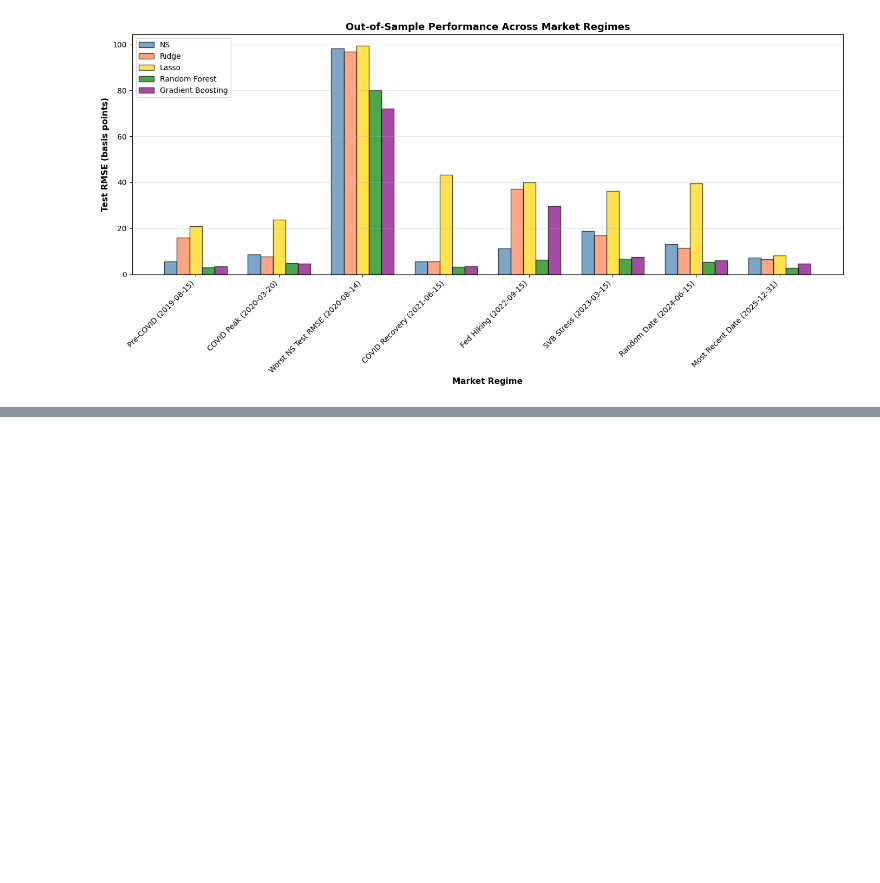
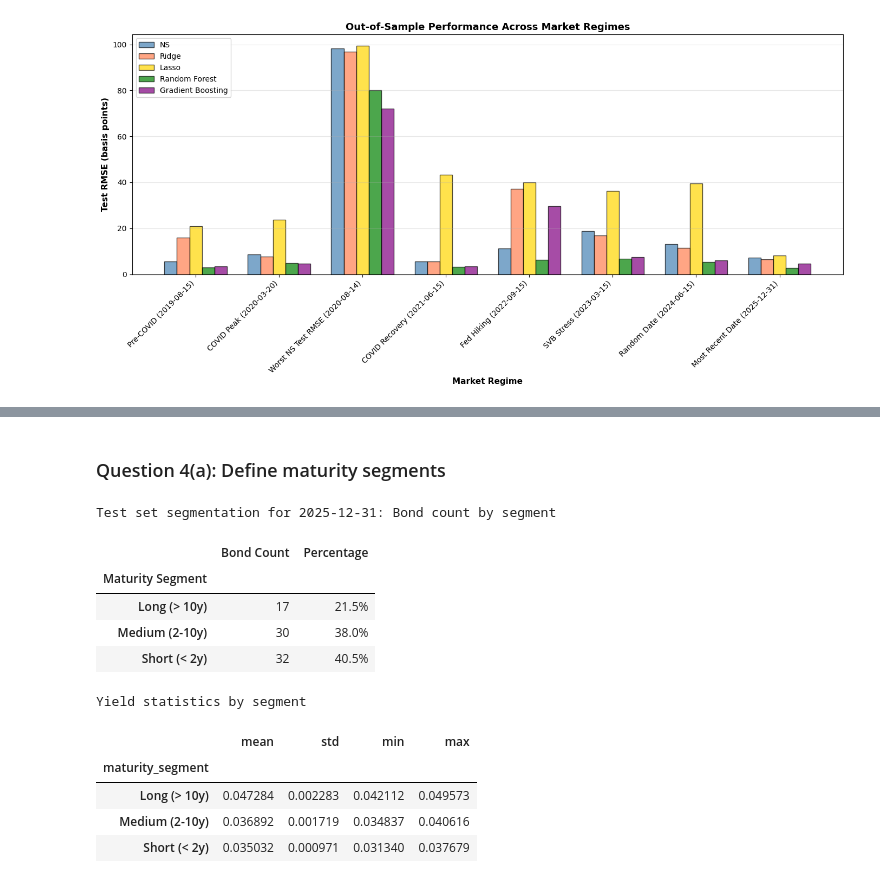
Before and after one commit to AdithSrinivasan/treasury-curve-models, a Jupyter notebook: fitting_yield_curves.ipynb, the cells around one changed output, grey strips where cells are left out. Drawn from its saved outputs; the diff is of its cells as text; code cells hidden in the pictures; blank space fills up the shorter version.

```diff
--- a/fitting_yield_curves.ipynb
+++ b/fitting_yield_curves.ipynb
@@ -1636,0 +1663,78 @@ Overall Method Winner Count Across Regimes
+# %% [markdown]
+### Question 4(a): Define maturity segments
+# %%
+def segment_by_maturity(df: pd.DataFrame, ttm_col: str) -> pd.DataFrame:
+    """
+    Segment bonds into short/medium/long maturity buckets.
+
+    Segments:
+    - Short: τ < 2 years
+    - Medium: 2 ≤ τ ≤ 10 years
+    - Long: τ > 10 years
+
+    Parameters:
+    -----------
+    df : DataFrame
+        Bond data with maturity column
+    ttm_col : str
+        Column name for time to maturity
+
+    Returns:
+    --------
+    df : DataFrame
+        Original dataframe with added 'maturity_segment' column
+    """
+    df = df.copy()
+
+    conditions = [
+        df[ttm_col] < 2,
+        (df[ttm_col] >= 2) & (df[ttm_col] <= 10),
+        df[ttm_col] > 10
+    ]
+
+    choices = ['Short (< 2y)', 'Medium (2-10y)', 'Long (> 10y)']
+
+    df['maturity_segment'] = np.select(conditions, choices, default='Unknown')
+
+    return df
+
+# Apply segmentation to test set
+test_cs_segmented = segment_by_maturity(test_cs, PANEL_TTM_COL)
+
+# Create a DataFrame for bond count by segment
+segment_counts = test_cs_segmented['maturity_segment'].value_counts().sort_index()
+segment_pct = 100 * segment_counts / len(test_cs_segmented)
+segment_count_df = (
+    pd.DataFrame({
+        "Maturity Segment": segment_counts.index,
+        "Bond Count": segment_counts.values,
+        "Percentage": segment_pct.map("{:5.1f}%".format).values
+    })
+    .set_index("Maturity Segment")
+)
+segment_count_df = segment_count_df.style.set_caption(f"Test set segmentation for {one_date.date()}: Bond count by segment")
+
+# Display bond count by segment
+display(segment_count_df)
+
+# Create and display yield statistics by segment as a DataFrame with caption
+segment_stats = (
+    test_cs_segmented
+    .groupby('maturity_segment')[PANEL_YTM_COL]
+    .describe()[['mean', 'std', 'min', 'max']]
+)
+segment_stats = segment_stats.style.set_caption("Yield statistics by segment")
+display(segment_stats)
+# %% [output]
+Test set segmentation for 2025-12-31: Bond count by segment
+|  | Bond Count | Percentage |
+| Maturity Segment |  |  |
+| Long (> 10y) | 17 | 21.5% |
+| Medium (2-10y) | 30 | 38.0% |
+| Short (< 2y) | 32 | 40.5% |
+Yield statistics by segment
+|  | mean | std | min | max |
+| maturity_segment |  |  |  |  |
+| Long (> 10y) | 0.047284 | 0.002283 | 0.042112 | 0.049573 |
+| Medium (2-10y) | 0.036892 | 0.001719 | 0.034837 | 0.040616 |
+| Short (< 2y) | 0.035032 | 0.000971 | 0.031340 | 0.037679 |
```
Also changed, not shown: parts of 9 cells of this notebook.
